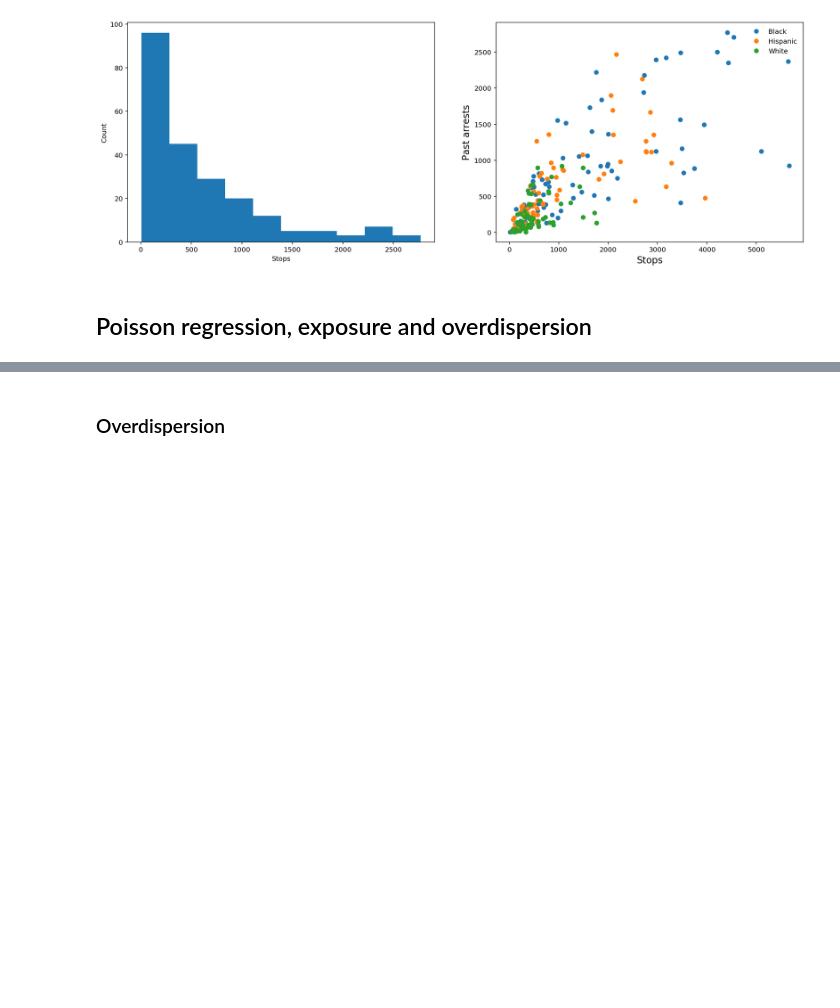
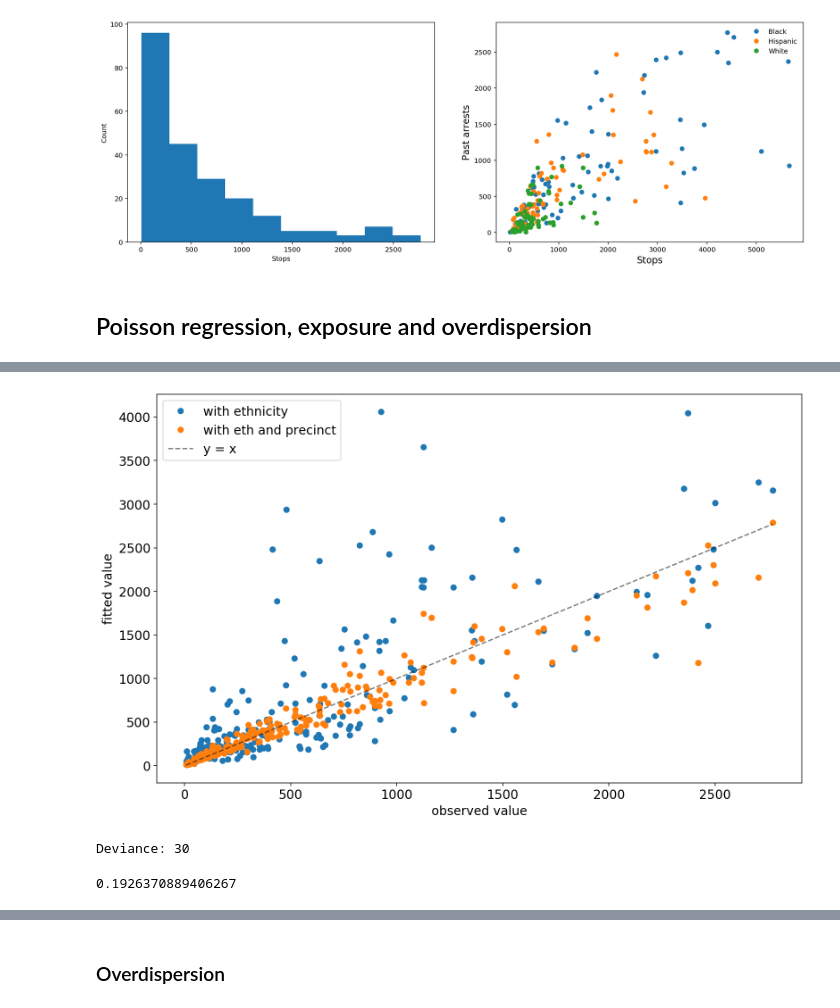
Before and after one commit to omarfsosa/omarfsosa.github.io, a Jupyter notebook: notebooks/police_stops.ipynb, the cells around one changed output, grey strips where cells are left out. Drawn from its saved outputs; the diff is of its cells as text; code cells hidden in the pictures; blank space fills up the shorter version.

```diff
--- a/notebooks/police_stops.ipynb
+++ b/notebooks/police_stops.ipynb
@@ -159,9 +150,10 @@ result_no_indicators.summary2()
 # %%
 model_with_ethnicity = sm.GLM(
-    df2.stops,
-    df2[['intercept', 'eth_2', 'eth_3']],
-    offset=np.log(df2.past_arrests),
-    family=sm.families.Poisson(),
+    y,
+    X[['intercept', 'eth_2', 'eth_3']],
+    offset=np.log(X["past.arrests"]),
+#     family=sm.families.Poisson(),
+    family=sm.families.NegativeBinomial(),
 )
 # %%
 result_with_ethnicity = model_with_ethnicity.fit()
@@ -184,7 +184,11 @@ Generalized Linear Model Regression Results
 # %%
 model_with_ethnicity_and_precinct = sm.GLM(
-    df2.stops,
-    df2.drop(columns=["stops", "eth_1", "precinct_1"]),
-    offset=np.log(df2.past_arrests),
-    family=sm.families.Poisson(),
+    y,
+    X.drop(columns=["eth_1", "precinct_1", "past.arrests"]),
+    offset=np.log(X["past.arrests"]),
+    family=sm.families.NegativeBinomial(alpha=0.045),
+#     family=sm.families.QuasiPoisson(),
 )
+
+result_with_ethnicity_and_precinct = model_with_ethnicity_and_precinct.fit()
+print(result_with_ethnicity_and_precinct.summary())
@@ -190,0 +213,20 @@ model_with_ethnicity_and_precinct = sm.GLM(
+# %%
+plt.figure(figsize=(8 * 1.618, 8))
+plt.plot(y, result_with_ethnicity.fittedvalues, 'o', label='with ethnicity')
+plt.plot(y, result_with_ethnicity_and_precinct.fittedvalues, 'o', label='with eth and precinct')
+plt.plot(y, y, '--', label='y = x', color='black', alpha=0.5)
+plt.rc('font', size=14)
+plt.ylabel("fitted value")
+plt.xlabel("observed value")
+plt.legend()
+plt.show()
+# %% [output]
+[figure, added]
+# %%
+print(f"Deviance: {result_with_ethnicity_and_precinct.deviance:.0f}")
+# %% [output]
+Deviance: 30
+# %%
+result_with_ethnicity_and_precinct.pearson_chi2 / result_with_ethnicity_and_precinct.df_resid
+# %% [output]
+0.1926370889406267
```
Also changed, not shown: parts of 16 cells of this notebook, 4 other files.
